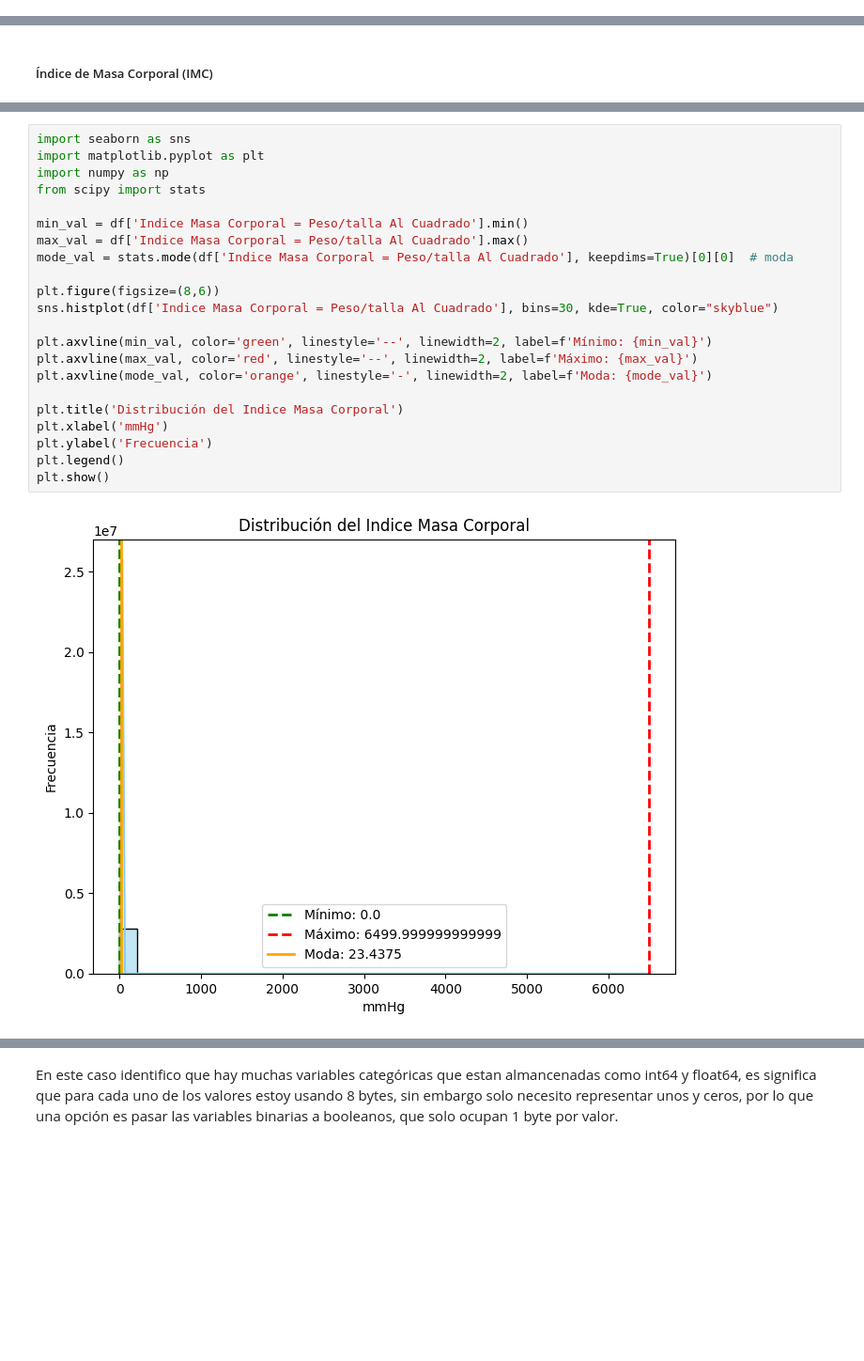
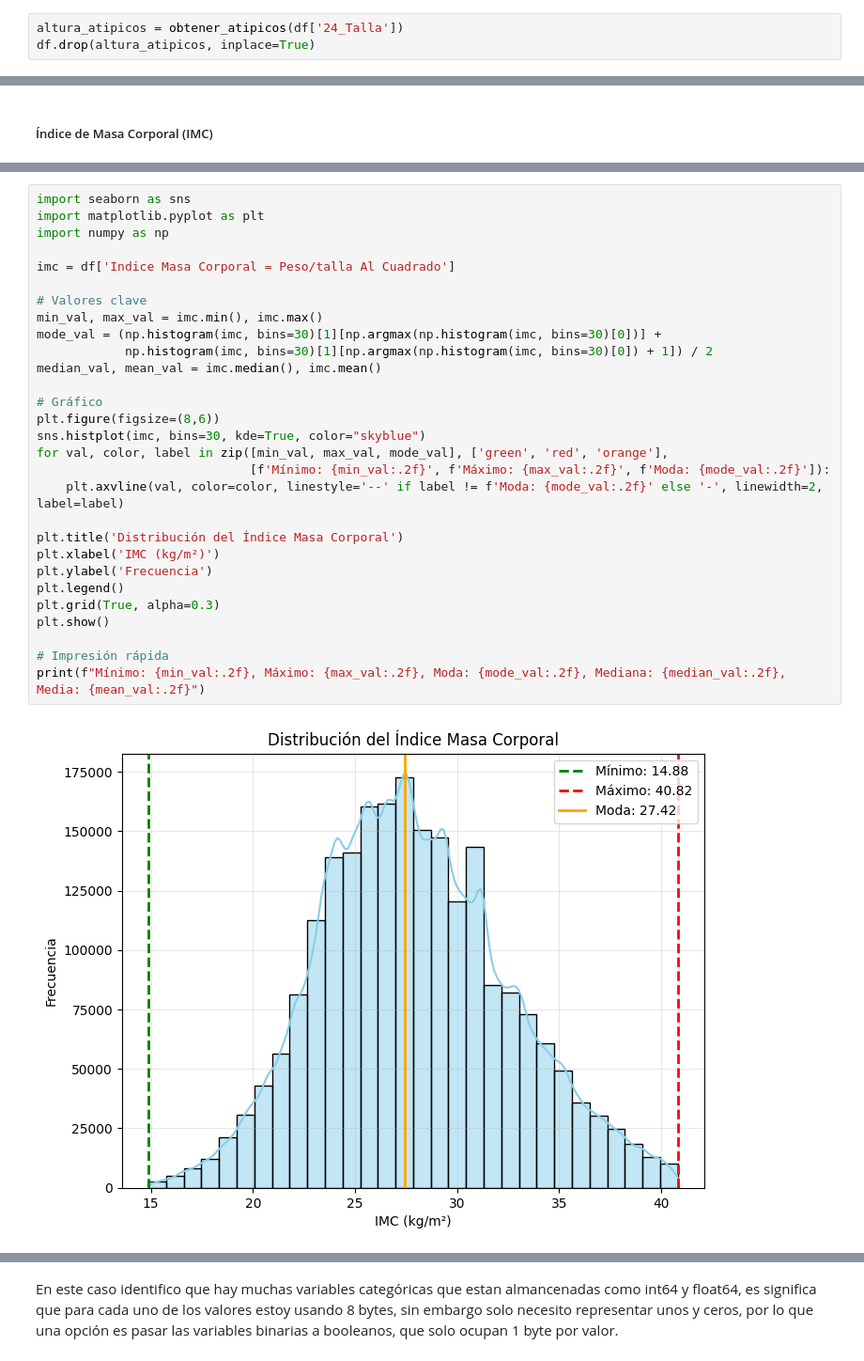
Before and after one commit to elkofix/cardiac-risk-db, a Jupyter notebook: explorative_data_analysis.ipynb, the cells around one changed output, grey strips where cells are left out. Shown at 94% size. Cells and saved outputs as stored; diff of their text form; blank space fills up the shorter version.

```diff
--- a/explorative_data_analysis.ipynb
+++ b/explorative_data_analysis.ipynb
@@ -177,6 +177,9 @@ df = df.drop(alturas_sospechosas_df.index)
 
 [435 rows x 2 columns]
 870
+# %%
+altura_atipicos = obtener_atipicos(df['24_Talla'])
+df.drop(altura_atipicos, inplace=True)
 # %% [markdown]
 Como parte del preprocesamiento de los datos, se ha realizado un tratamiento de valores atípicos (outliers) en la variable de altura. Se identificaron registros que exceden los límites fisiológicos conocidos, así como valores en el extremo inferior de la distribución. Con el objetivo de reducir la varianza no representativa y mitigar el posible sesgo en análisis futuros, se ha aplicado un criterio de exclusión basado en un umbral fijo. Se han conservado únicamente las observaciones dentro del intervalo [100 cm, 220 cm], eliminando aquellas que caen fuera de este rango.
 # %% [markdown]
@@ -406,24 +414,31 @@ plt.show()
 # %%
 import seaborn as sns
 import matplotlib.pyplot as plt
 import numpy as np
-from scipy import stats
 
-min_val = df['Indice Masa Corporal = Peso/talla Al Cuadrado'].min()
-max_val = df['Indice Masa Corporal = Peso/talla Al Cuadrado'].max()
-mode_val = stats.mode(df['Indice Masa Corporal = Peso/talla Al Cuadrado'], keepdims=True)[0][0]  # moda
+imc = df['Indice Masa Corporal = Peso/talla Al Cuadrado']
 
+# Valores clave
+min_val, max_val = imc.min(), imc.max()
+mode_val = (np.histogram(imc, bins=30)[1][np.argmax(np.histogram(imc, bins=30)[0])] +
+            np.histogram(imc, bins=30)[1][np.argmax(np.histogram(imc, bins=30)[0]) + 1]) / 2
+median_val, mean_val = imc.median(), imc.mean()
+
+# Gráfico
 plt.figure(figsize=(8,6))
-sns.histplot(df['Indice Masa Corporal = Peso/talla Al Cuadrado'], bins=30, kde=True, color="skyblue")
+sns.histplot(imc, bins=30, kde=True, color="skyblue")
+for val, color, label in zip([min_val, max_val, mode_val], ['green', 'red', 'orange'],
+                             [f'Mínimo: {min_val:.2f}', f'Máximo: {max_val:.2f}', f'Moda: {mode_val:.2f}']):
+    plt.axvline(val, color=color, linestyle='--' if label != f'Moda: {mode_val:.2f}' else '-', linewidth=2, label=label)
 
-plt.axvline(min_val, color='green', linestyle='--', linewidth=2, label=f'Mínimo: {min_val}')
-plt.axvline(max_val, color='red', linestyle='--', linewidth=2, label=f'Máximo: {max_val}')
-plt.axvline(mode_val, color='orange', linestyle='-', linewidth=2, label=f'Moda: {mode_val}')
-
-plt.title('Distribución del Indice Masa Corporal')
-plt.xlabel('mmHg')
+plt.title('Distribución del Índice Masa Corporal')
+plt.xlabel('IMC (kg/m²)')
 plt.ylabel('Frecuencia')
 plt.legend()
+plt.grid(True, alpha=0.3)
 plt.show()
+
+# Impresión rápida
+print(f"Mínimo: {min_val:.2f}, Máximo: {max_val:.2f}, Moda: {mode_val:.2f}, Mediana: {median_val:.2f}, Media: {mean_val:.2f}")
 # %% [output]
-[figure, old version]
+[figure, new version]
```
Also changed, not shown: parts of 53 cells of this notebook.
